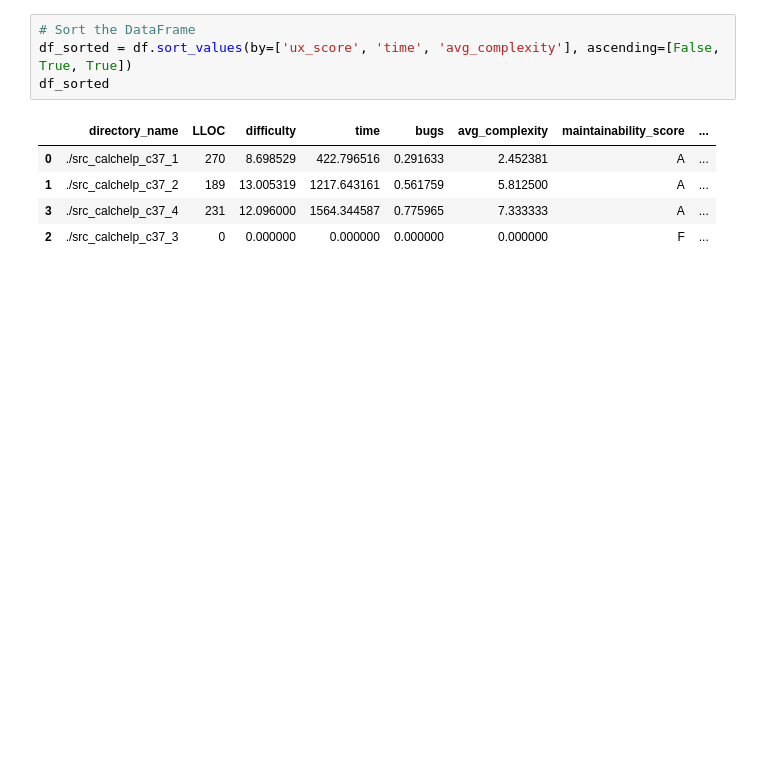
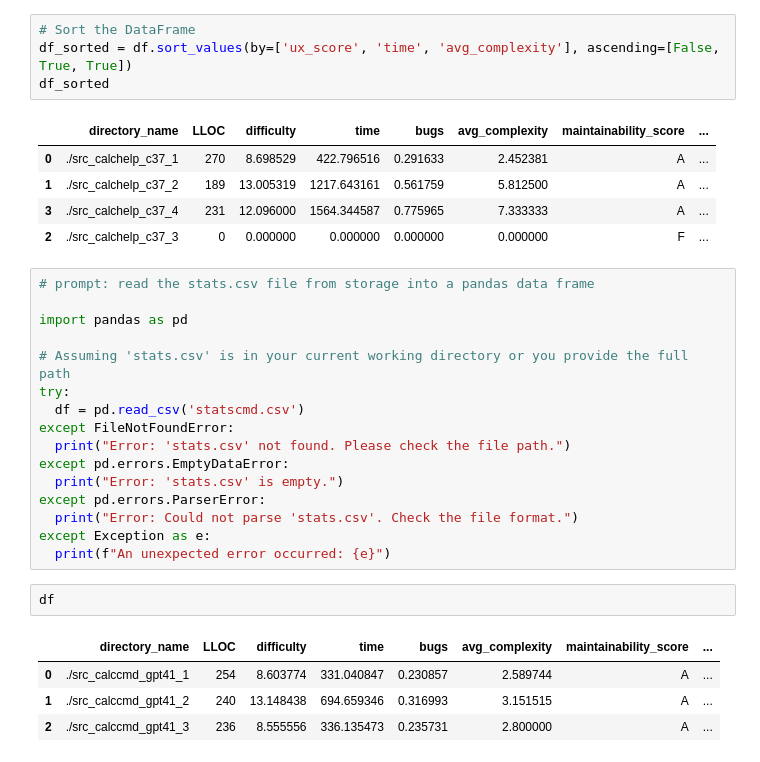
Before and after one commit to oshea00/codeagents, a Jupyter notebook: ProgramScores.ipynb, the cells around one changed output. Saved outputs shown, nothing was run; the diff lists cells and outputs as text; blank space fills up the shorter version.

Commit message:
updated scores

```diff
--- a/ProgramScores.ipynb
+++ b/ProgramScores.ipynb
@@ -136,3 +136,26 @@ df_sorted
 | 1 | ./src_calchelp_c37_2 | 189 | 13.005319 | 1217.643161 | 0.561759 | 5.812500 | A | ... |
 | 3 | ./src_calchelp_c37_4 | 231 | 12.096000 | 1564.344587 | 0.775965 | 7.333333 | A | ... |
 | 2 | ./src_calchelp_c37_3 | 0 | 0.000000 | 0.000000 | 0.000000 | 0.000000 | F | ... |
+# %%
+# prompt: read the stats.csv file from storage into a pandas data frame
+
+import pandas as pd
+
+# Assuming 'stats.csv' is in your current working directory or you provide the full path
+try:
+  df = pd.read_csv('statscmd.csv')
+except FileNotFoundError:
+  print("Error: 'stats.csv' not found. Please check the file path.")
+except pd.errors.EmptyDataError:
+  print("Error: 'stats.csv' is empty.")
+except pd.errors.ParserError:
+  print("Error: Could not parse 'stats.csv'. Check the file format.")
+except Exception as e:
+  print(f"An unexpected error occurred: {e}")
+# %%
+df
+# %% [output]
+|  | directory_name | LLOC | difficulty | time | bugs | avg_complexity | maintainability_score | ... |
+| 0 | ./src_calccmd_gpt41_1 | 254 | 8.603774 | 331.040847 | 0.230857 | 2.589744 | A | ... |
+| 1 | ./src_calccmd_gpt41_2 | 240 | 13.148438 | 694.659346 | 0.316993 | 3.151515 | A | ... |
+| 2 | ./src_calccmd_gpt41_3 | 236 | 8.555556 | 336.135473 | 0.235731 | 2.800000 | A | ... |
```
Also changed, not shown: parts of 1 cell of this notebook.
